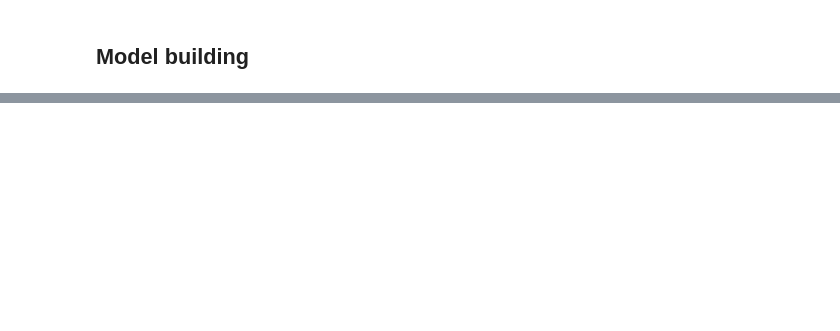
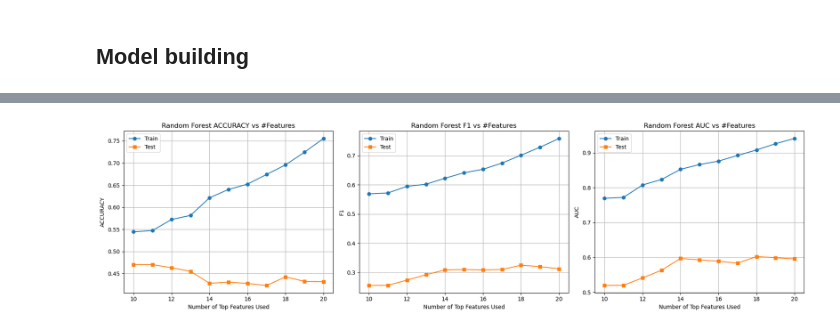
Before and after one commit to maxemporor/MSc-project, a Jupyter notebook: MSc.ipynb, the cells around one changed output, grey strips where cells are left out. Cells and saved outputs as stored; diff of their text form; code cells hidden in the pictures; blank space fills up the shorter version.

```diff
--- a/MSc.ipynb
+++ b/MSc.ipynb
@@ -655,0 +758,75 @@ weighted avg       0.43      0.43      0.43     24401
+# %%
+from sklearn.metrics import accuracy_score, f1_score, roc_auc_score
+from sklearn.preprocessing import label_binarize
+
+rf = RandomForestClassifier(random_state=42)
+
+mi_ordered_features = mi_df['Feature'].tolist()
+
+start_features = 10
+end_features = 20
+
+# Store metrics
+train_metrics = {'accuracy': [], 'f1': [], 'auc': []}
+test_metrics = {'accuracy': [], 'f1': [], 'auc': []}
+
+# Binarize labels for multiclass AUC calculation
+classes = sorted(np.unique(y_train_label_resampled))
+y_train_bin = label_binarize(y_train_label_resampled, classes=classes)
+y_test_bin = label_binarize(y_test, classes=classes)
+
+for n_features in range(start_features, end_features + 1):
+    selected_features = mi_ordered_features[:n_features]
+    selected_indices = [mi_ordered_features.index(feat) for feat in selected_features]
+
+    X_train_sub = X_train_label_resampled[:, selected_indices]
+    X_test_sub = X_test_label_final[:, selected_indices]
+
+    rf.fit(X_train_sub, y_train_label_resampled)
+
+    # Predict labels
+    y_pred_train = rf.predict(X_train_sub)
+    y_pred_test = rf.predict(X_test_sub)
+
+    # Predict probabilities for AUC
+    y_prob_train = rf.predict_proba(X_train_sub)
+    y_prob_test = rf.predict_proba(X_test_sub)
+
+    # Train metrics
+    acc_train = accuracy_score(y_train_label_resampled, y_pred_train)
+    f1_train = f1_score(y_train_label_resampled, y_pred_train, average='macro')
+    auc_train = roc_auc_score(y_train_bin, y_prob_train, average='macro', multi_class='ovr')
+
+    # Test metrics
+    acc_test = accuracy_score(y_test, y_pred_test)
+    f1_test = f1_score(y_test, y_pred_test, average='macro')
+    auc_test = roc_auc_score(y_test_bin, y_prob_test, average='macro', multi_class='ovr')
+
+    # Append metrics
+    train_metrics['accuracy'].append(acc_train)
+    train_metrics['f1'].append(f1_train)
+    train_metrics['auc'].append(auc_train)
+
+    test_metrics['accuracy'].append(acc_test)
+    test_metrics['f1'].append(f1_test)
+    test_metrics['auc'].append(auc_test)
+
+    print(f"Top {n_features} features:")
+    print(f" Train - Accuracy: {acc_train:.4f}, F1: {f1_train:.4f}, AUC: {auc_train:.4f}")
+    print(f" Test  - Accuracy: {acc_test:.4f}, F1: {f1_test:.4f}, AUC: {auc_test:.4f}\n")
+
+# Plot all metrics
+fig, axs = plt.subplots(1, 3, figsize=(18, 5))
+metrics_names = ['accuracy', 'f1', 'auc']
+for i, metric in enumerate(metrics_names):
+    axs[i].plot(range(start_features, end_features + 1), train_metrics[metric], marker='o', label='Train')
+    axs[i].plot(range(start_features, end_features + 1), test_metrics[metric], marker='s', label='Test')
+    axs[i].set_title(f'Random Forest {metric.upper()} vs #Features')
+    axs[i].set_xlabel('Number of Top Features Used')
+    axs[i].set_ylabel(metric.upper())
+    axs[i].grid(True)
+    axs[i].legend()
+
+plt.tight_layout()
+plt.show()
+# %% [output]
@@ -655,0 +850 @@ weighted avg       0.43      0.43      0.43     24401
+[figure, added]
```
Also changed, not shown: parts of 13 cells of this notebook.
